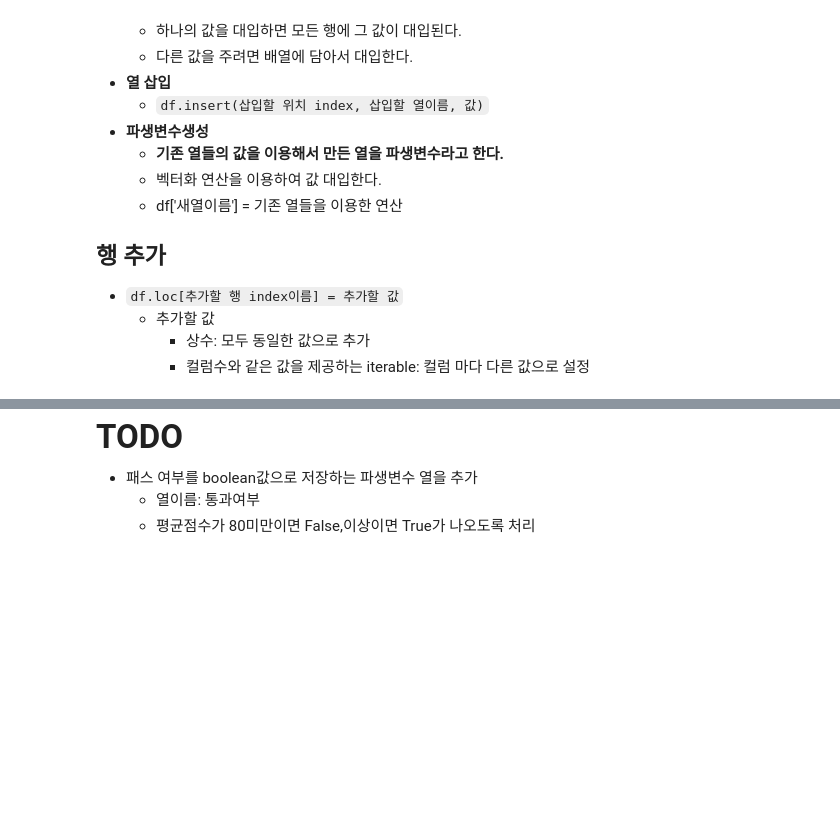
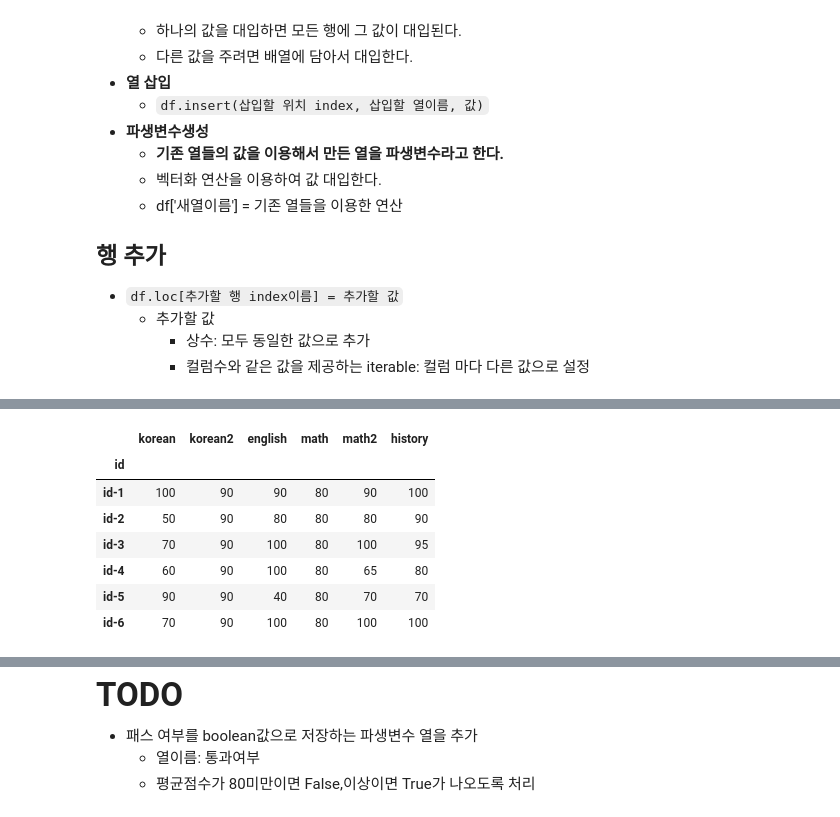
Before and after one commit to kgmyhGit/SKN13, a Jupyter notebook: 06_pandas_시각화/02_Pandas_DataFrame.ipynb, the cells around one changed output, grey strips where cells are left out. Cells and saved outputs as stored; diff of their text form; code cells hidden in the pictures; blank space fills up the shorter version.

```diff
--- a/06_pandas_시각화/02_Pandas_DataFrame.ipynb
+++ b/06_pandas_시각화/02_Pandas_DataFrame.ipynb
@@ -965 +1056,13 @@ grade
+# %%
+grade2 = grade.drop(columns=['총점', '평균'])
+grade2
+# %% [output]
+|  | korean | korean2 | english | math | math2 | history |
+| id |  |  |  |  |  |  |
+| id-1 | 100 | 90 | 90 | 80 | 90 | 100 |
+| id-2 | 50 | 90 | 80 | 80 | 80 | 90 |
+| id-3 | 70 | 90 | 100 | 80 | 100 | 95 |
+| id-4 | 60 | 90 | 100 | 80 | 65 | 80 |
+| id-5 | 90 | 90 | 40 | 80 | 70 | 70 |
+| id-6 | 70 | 90 | 100 | 80 | 100 | 100 |
 # %%
```
Also changed, not shown: parts of 70 cells of this notebook.
